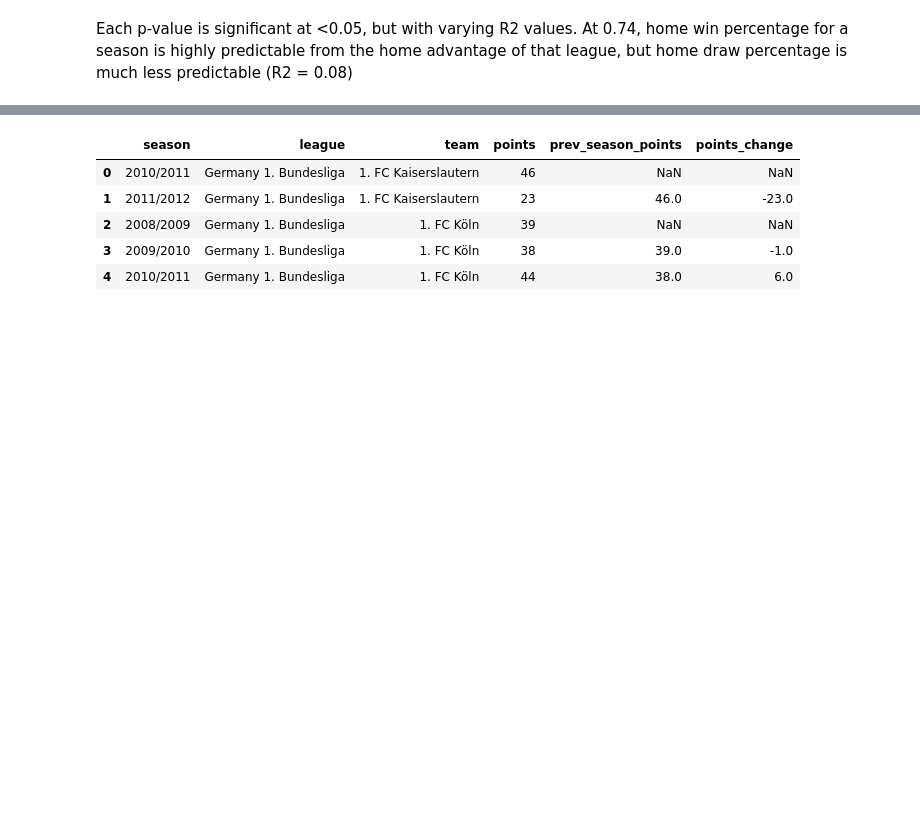
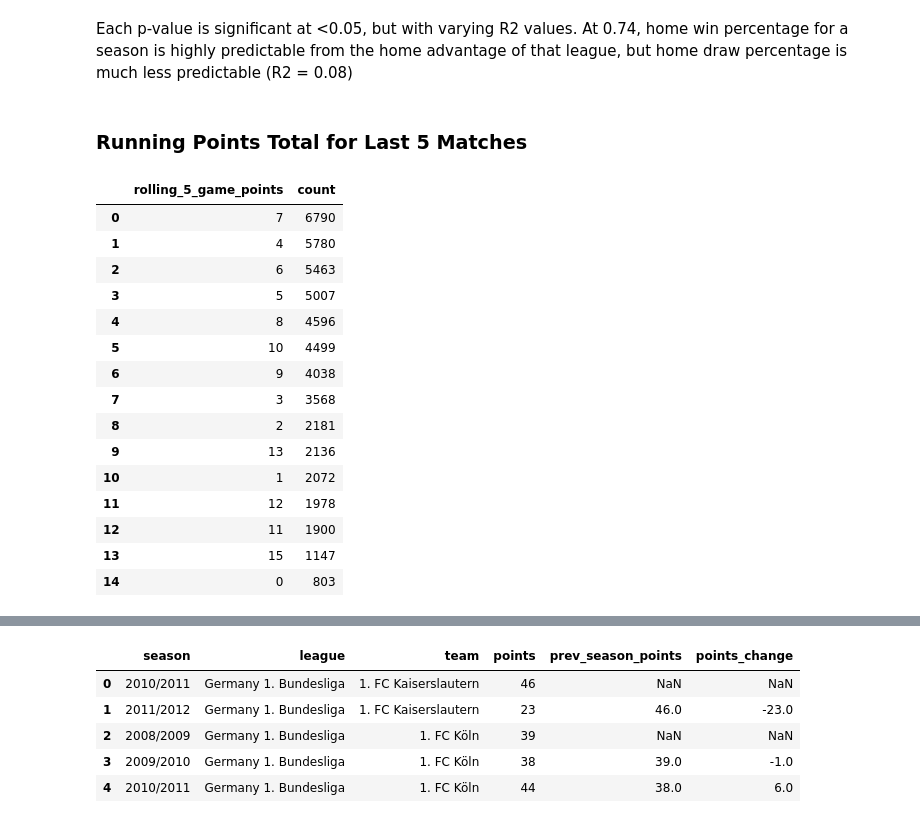
Before and after one commit to tonyinarula/football-analysis, a Jupyter notebook: analysis.ipynb, the cells around one changed output, grey strips where cells are left out. Saved outputs shown, nothing was run; the diff lists cells and outputs as text; code cells hidden in the pictures; blank space fills up the shorter version.

```diff
--- a/analysis.ipynb
+++ b/analysis.ipynb
@@ -113,4 +127,25 @@ draw_percent - R-squared: 0.0837, P-value: 0.0063
 loss_percent - R-squared: 0.4189, P-value: 9.513e-12
 # %% [markdown]
 Each p-value is significant at <0.05, but with varying R2 values. At 0.74, home win percentage for a season is highly predictable from the home advantage of that league, but home draw percentage is much less predictable (R2 = 0.08)
+# %% [markdown]
+### Running Points Total for Last 5 Matches
+# %%
+running_pts_df.value_counts('rolling_5_game_points').reset_index()
+# %% [output]
+|  | rolling_5_game_points | count |
+| 0 | 7 | 6790 |
+| 1 | 4 | 5780 |
+| 2 | 6 | 5463 |
+| 3 | 5 | 5007 |
+| 4 | 8 | 4596 |
+| 5 | 10 | 4499 |
+| 6 | 9 | 4038 |
+| 7 | 3 | 3568 |
+| 8 | 2 | 2181 |
+| 9 | 13 | 2136 |
+| 10 | 1 | 2072 |
+| 11 | 12 | 1978 |
+| 12 | 11 | 1900 |
+| 13 | 15 | 1147 |
+| 14 | 0 | 803 |
 # %%
```
Also changed, not shown: parts of 18 cells of this notebook.
